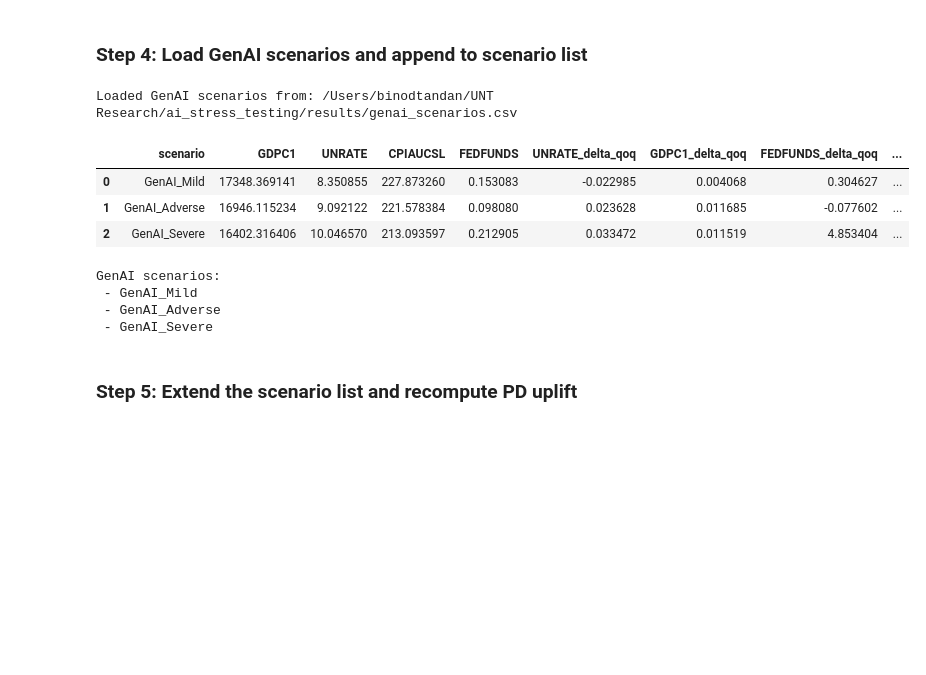
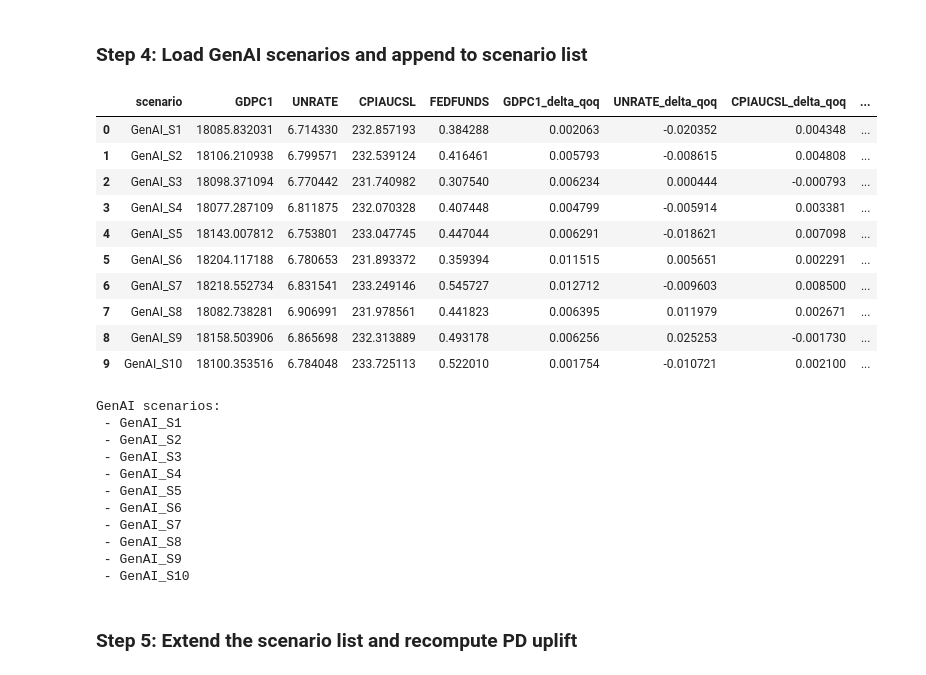
Before and after one commit to BinodTandan/Banking_Stress_Testing, a Jupyter notebook: notebooks/04_stress_testing.ipynb, the cells around one changed output. Cells and saved outputs as stored; diff of their text form; code cells hidden in the pictures; blank space fills up the shorter version.

```diff
--- a/notebooks/04_stress_testing.ipynb
+++ b/notebooks/04_stress_testing.ipynb
@@ -638,17 +638,22 @@ Passing `palette` without assigning `hue` is deprecated and will be removed in v
 # %% [markdown]
 ### Step 4: Load GenAI scenarios and append to scenario list
 # %%
-genai_path = RES_DIR / "genai_scenarios.csv"
+genai_path = RES_DIR / "genai_stress_scenarios.parquet"
 
-genai_df = pd.read_csv(genai_path)
-print("Loaded GenAI scenarios from:", genai_path)
+genai_df = pd.read_parquet(genai_path)
 display(genai_df)
 # %% [output]
-Loaded GenAI scenarios from: /Users/binodtandan/UNT Research/ai_stress_testing/results/genai_scenarios.csv
-|  | scenario | GDPC1 | UNRATE | CPIAUCSL | FEDFUNDS | UNRATE_delta_qoq | GDPC1_delta_qoq | FEDFUNDS_delta_qoq | ... |
-| 0 | GenAI_Mild | 17348.369141 | 8.350855 | 227.873260 | 0.153083 | -0.022985 | 0.004068 | 0.304627 | ... |
-| 1 | GenAI_Adverse | 16946.115234 | 9.092122 | 221.578384 | 0.098080 | 0.023628 | 0.011685 | -0.077602 | ... |
-| 2 | GenAI_Severe | 16402.316406 | 10.046570 | 213.093597 | 0.212905 | 0.033472 | 0.011519 | 4.853404 | ... |
+|  | scenario | GDPC1 | UNRATE | CPIAUCSL | FEDFUNDS | GDPC1_delta_qoq | UNRATE_delta_qoq | CPIAUCSL_delta_qoq | ... |
+| 0 | GenAI_S1 | 18085.832031 | 6.714330 | 232.857193 | 0.384288 | 0.002063 | -0.020352 | 0.004348 | ... |
+| 1 | GenAI_S2 | 18106.210938 | 6.799571 | 232.539124 | 0.416461 | 0.005793 | -0.008615 | 0.004808 | ... |
+| 2 | GenAI_S3 | 18098.371094 | 6.770442 | 231.740982 | 0.307540 | 0.006234 | 0.000444 | -0.000793 | ... |
+| 3 | GenAI_S4 | 18077.287109 | 6.811875 | 232.070328 | 0.407448 | 0.004799 | -0.005914 | 0.003381 | ... |
+| 4 | GenAI_S5 | 18143.007812 | 6.753801 | 233.047745 | 0.447044 | 0.006291 | -0.018621 | 0.007098 | ... |
+| 5 | GenAI_S6 | 18204.117188 | 6.780653 | 231.893372 | 0.359394 | 0.011515 | 0.005651 | 0.002291 | ... |
+| 6 | GenAI_S7 | 18218.552734 | 6.831541 | 233.249146 | 0.545727 | 0.012712 | -0.009603 | 0.008500 | ... |
+| 7 | GenAI_S8 | 18082.738281 | 6.906991 | 231.978561 | 0.441823 | 0.006395 | 0.011979 | 0.002671 | ... |
+| 8 | GenAI_S9 | 18158.503906 | 6.865698 | 232.313889 | 0.493178 | 0.006256 | 0.025253 | -0.001730 | ... |
+| 9 | GenAI_S10 | 18100.353516 | 6.784048 | 233.725113 | 0.522010 | 0.001754 | -0.010721 | 0.002100 | ... |
 # %%
 # Convert each row into a dict that matches our scenario format
 genai_scenarios = genai_df.to_dict(orient="records")
@@ -658,9 +663,16 @@ for s in genai_scenarios:
     print(" -", s["scenario"])
 # %% [output]
 GenAI scenarios:
- - GenAI_Mild
- - GenAI_Adverse
- - GenAI_Severe
+ - GenAI_S1
+ - GenAI_S2
+ - GenAI_S3
+ - GenAI_S4
+ - GenAI_S5
+ - GenAI_S6
+ - GenAI_S7
+ - GenAI_S8
+ - GenAI_S9
+ - GenAI_S10
 # %% [markdown]
 ### Step 5: Extend the scenario list and recompute PD uplift
 # %%
```
Also changed, not shown: parts of 21 cells of this notebook.
